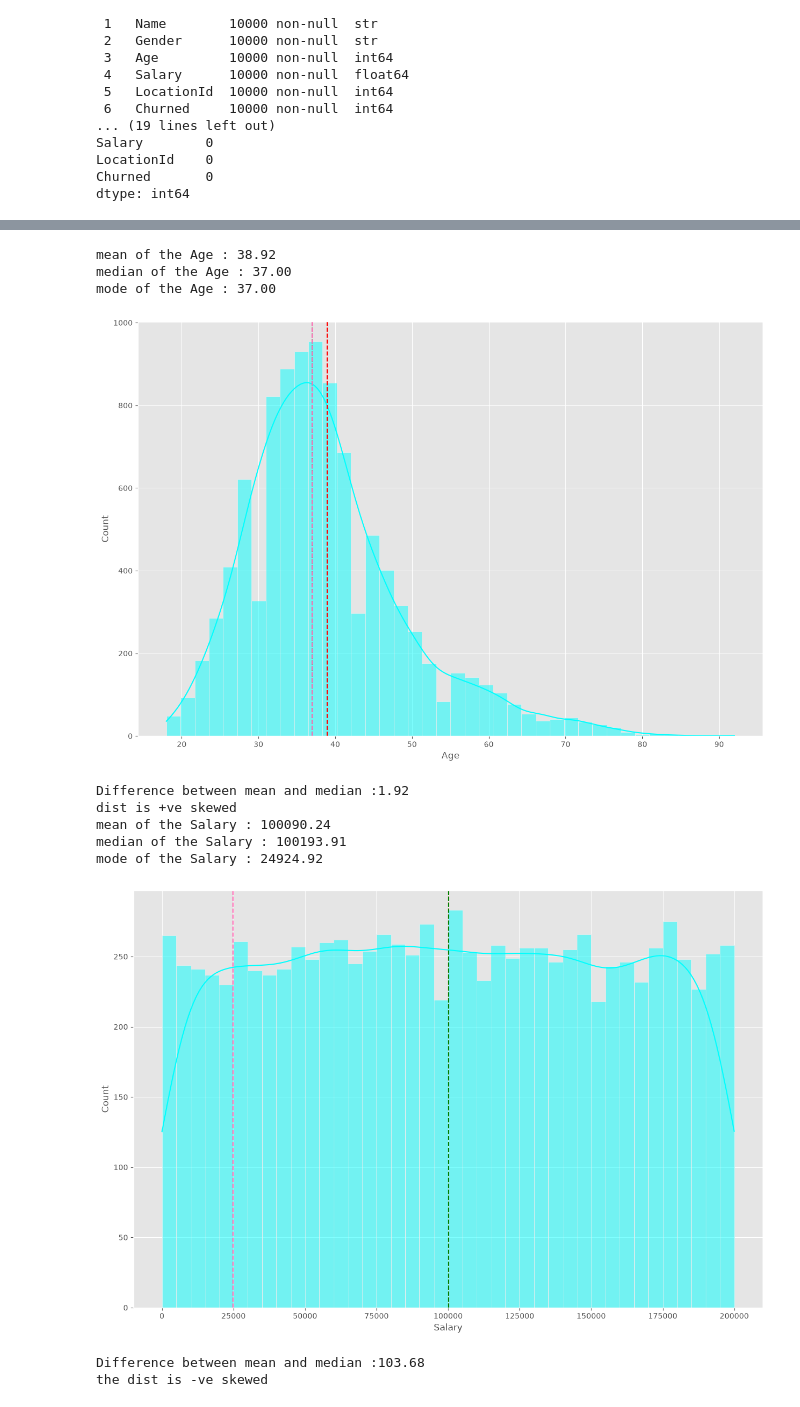
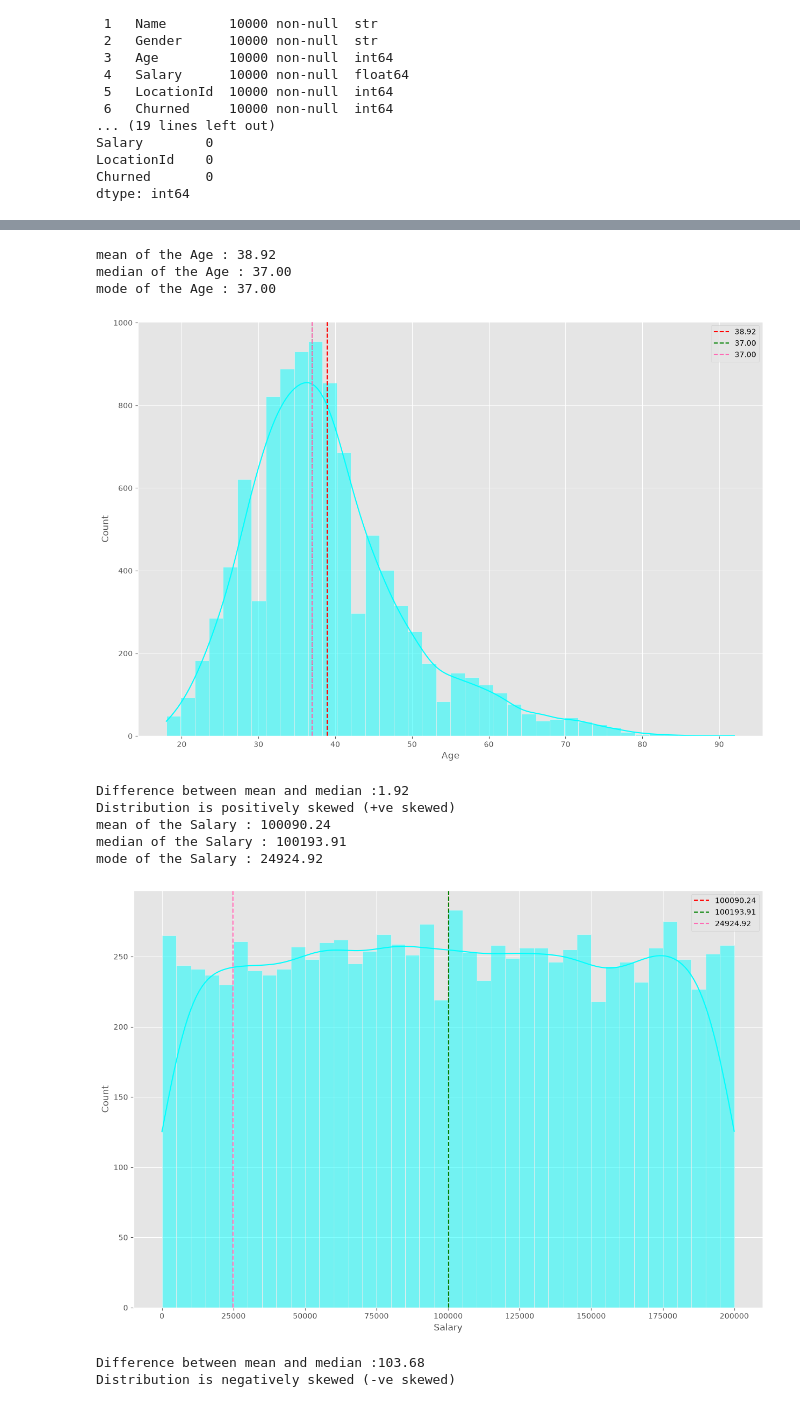
Before and after one commit to braabarkat2004-boop/Customer-Churn-Proj-, a Jupyter notebook: Demographic.ipynb, the cells around one changed output, grey strips where cells are left out. Drawn from its saved outputs; the diff is of its cells as text; code cells hidden in the pictures.

```diff
--- a/Demographic.ipynb
+++ b/Demographic.ipynb
@@ -125,38 +130,42 @@ from scipy import stats
 def distribution(data,feature):
     mean=data[feature].mean()
     median=data[feature].median()
     mode=data[feature].mode()[0]
     difference=abs(mean-median)
     print(f"mean of the {feature} : {mean:.2f}")
     print(f"median of the {feature} : {median:.2f}")
     print(f"mode of the {feature} : {mode:.2f}")
     plt.figure(figsize=(15,10))
     sns.histplot(data[feature],color="cyan",kde=True,bins=40)
     plt.axvline(mean,color="red",label=f"{mean:.2f}",linestyle="--")
     plt.axvline(median,color="green",label=f"{median:.2f}",linestyle="--")
     plt.axvline(mode,color="hotpink",label=f"{mode:.2f}",linestyle="--")
+    plt.legend()
 
     plt.show()
     print("\n")
     print(f"Difference between mean and median :{difference:.2f}")
+
     if mean > median:
-        print("dist is +ve skewed")
+        print("Distribution is positively skewed (+ve skewed)")
+    elif mean < median:
+        print("Distribution is negatively skewed (-ve skewed)")
     else:
-        print("the dist is -ve skewed")
+        print("Mean ≈ Median → distribution may be approximately symmetric")
 columns_dist=["Age","Salary"]
 for col in columns_dist:
     distribution(df,col)
 # %% [output]
 mean of the Age : 38.92
 median of the Age : 37.00
 mode of the Age : 37.00
-[figure, old version]
+[figure, new version]
 Difference between mean and median :1.92
-dist is +ve skewed
+Distribution is positively skewed (+ve skewed)
 mean of the Salary : 100090.24
 median of the Salary : 100193.91
 mode of the Salary : 24924.92
-[figure, old version]
+[figure, new version]
 Difference between mean and median :103.68
-the dist is -ve skewed
+Distribution is negatively skewed (-ve skewed)
 # %%
```
Also changed, not shown: parts of 3 cells of this notebook.
